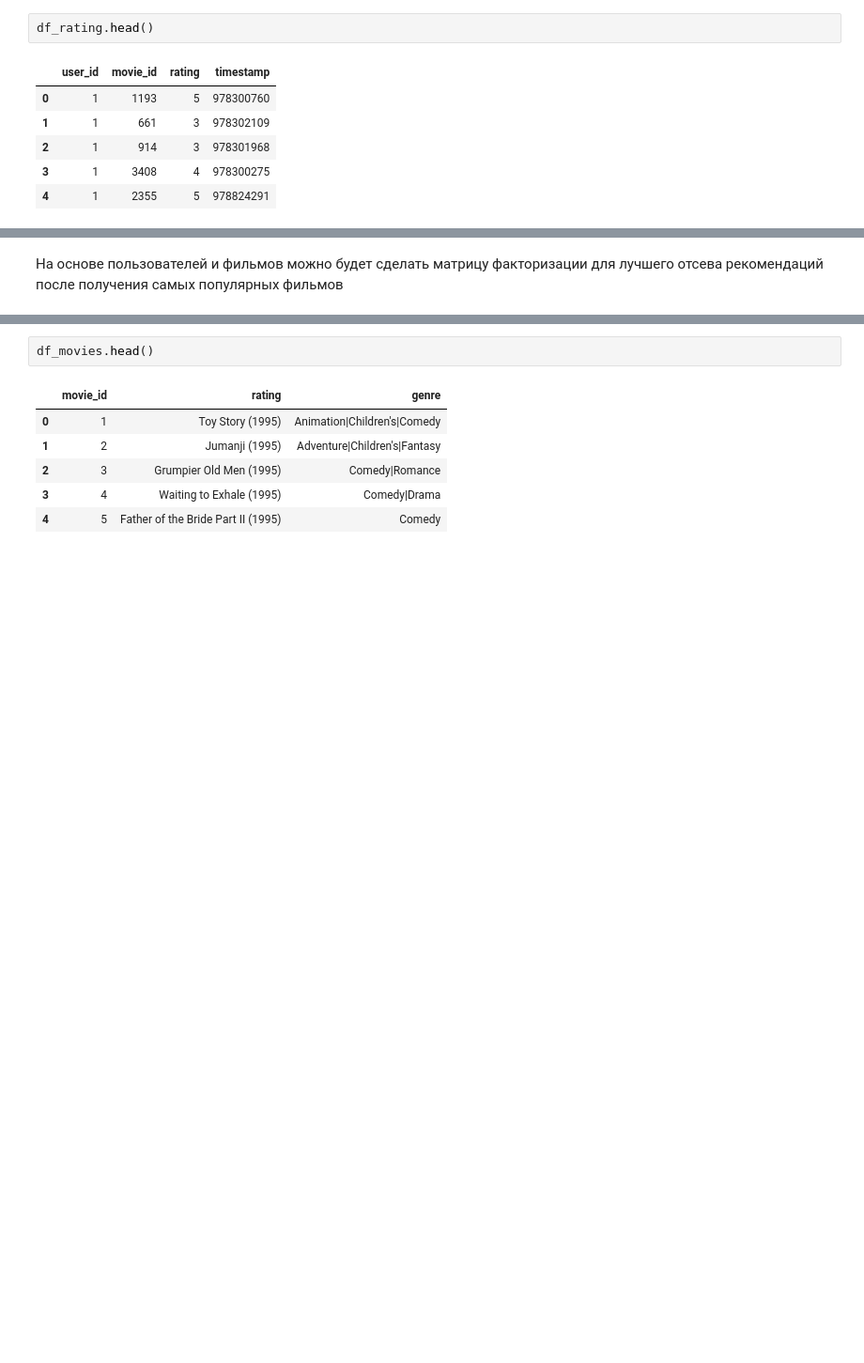
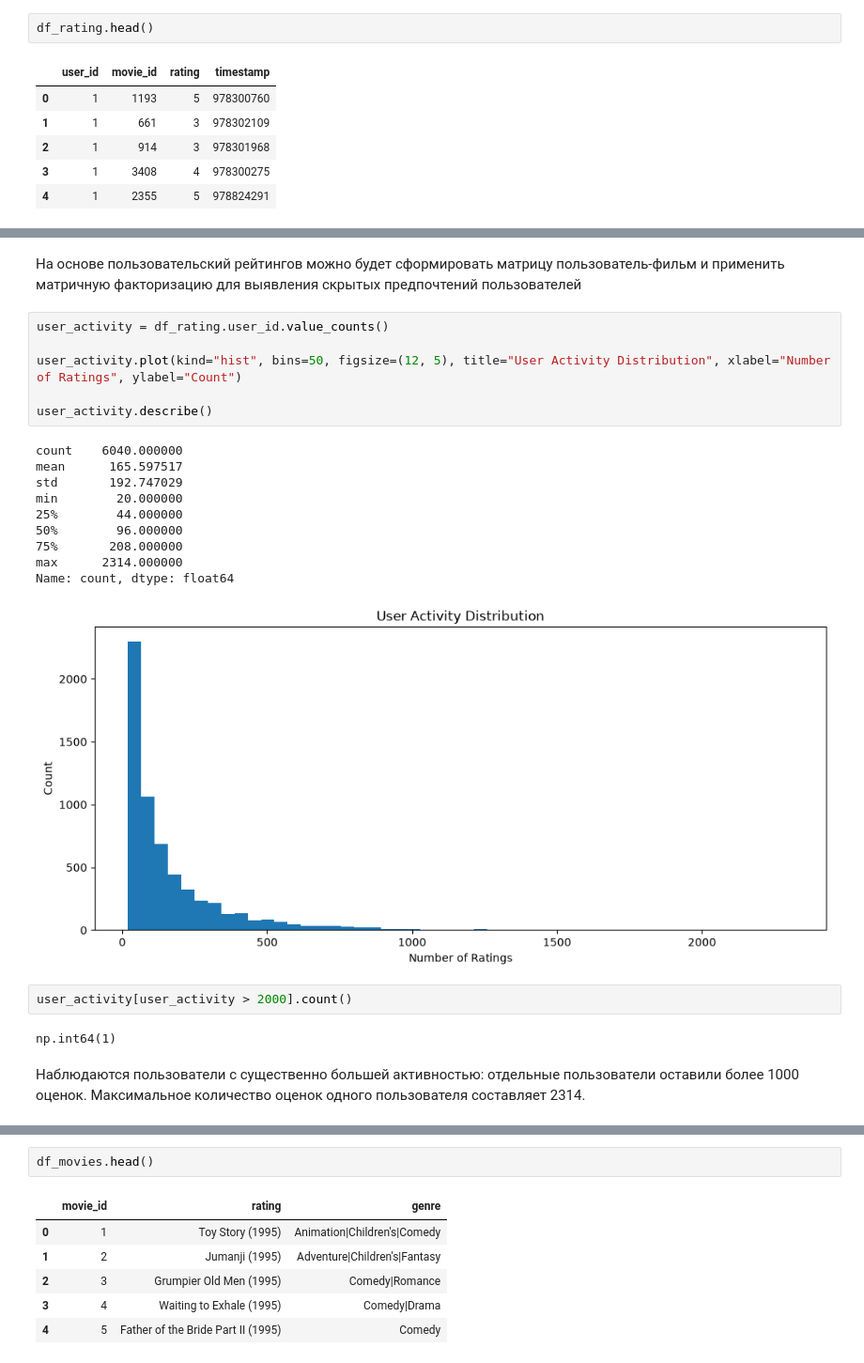
Before and after one commit to Senpaka/ml-recommendation-system, a Jupyter notebook: notebook/01_eda.ipynb, the cells around one changed output, grey strips where cells are left out. Shown at 94% size. Cells and saved outputs as stored; diff of their text form; blank space fills up the shorter version.

```diff
--- a/notebook/01_eda.ipynb
+++ b/notebook/01_eda.ipynb
@@ -38,2 +180,25 @@ df_rating.head()
 # %% [markdown]
-На основе пользователей и фильмов можно будет сделать матрицу факторизации для лучшего отсева рекомендаций после получения самых популярных фильмов
+На основе пользовательский рейтингов можно будет сформировать матрицу пользователь-фильм и применить матричную факторизацию для выявления скрытых предпочтений пользователей
+# %%
+user_activity = df_rating.user_id.value_counts()
+
+user_activity.plot(kind="hist", bins=50, figsize=(12, 5), title="User Activity Distribution", xlabel="Number of Ratings", ylabel="Count")
+
+user_activity.describe()
+# %% [output]
+count    6040.000000
+mean      165.597517
+std       192.747029
+min        20.000000
+25%        44.000000
+50%        96.000000
+75%       208.000000
+max      2314.000000
+Name: count, dtype: float64
+[figure, added]
+# %%
+user_activity[user_activity > 2000].count()
+# %% [output]
+np.int64(1)
+# %% [markdown]
+Наблюдаются пользователи с существенно большей активностью: отдельные пользователи оставили более 1000 оценок. Максимальное количество оценок одного пользователя составляет 2314.
```
Also changed, not shown: parts of 26 cells of this notebook.
